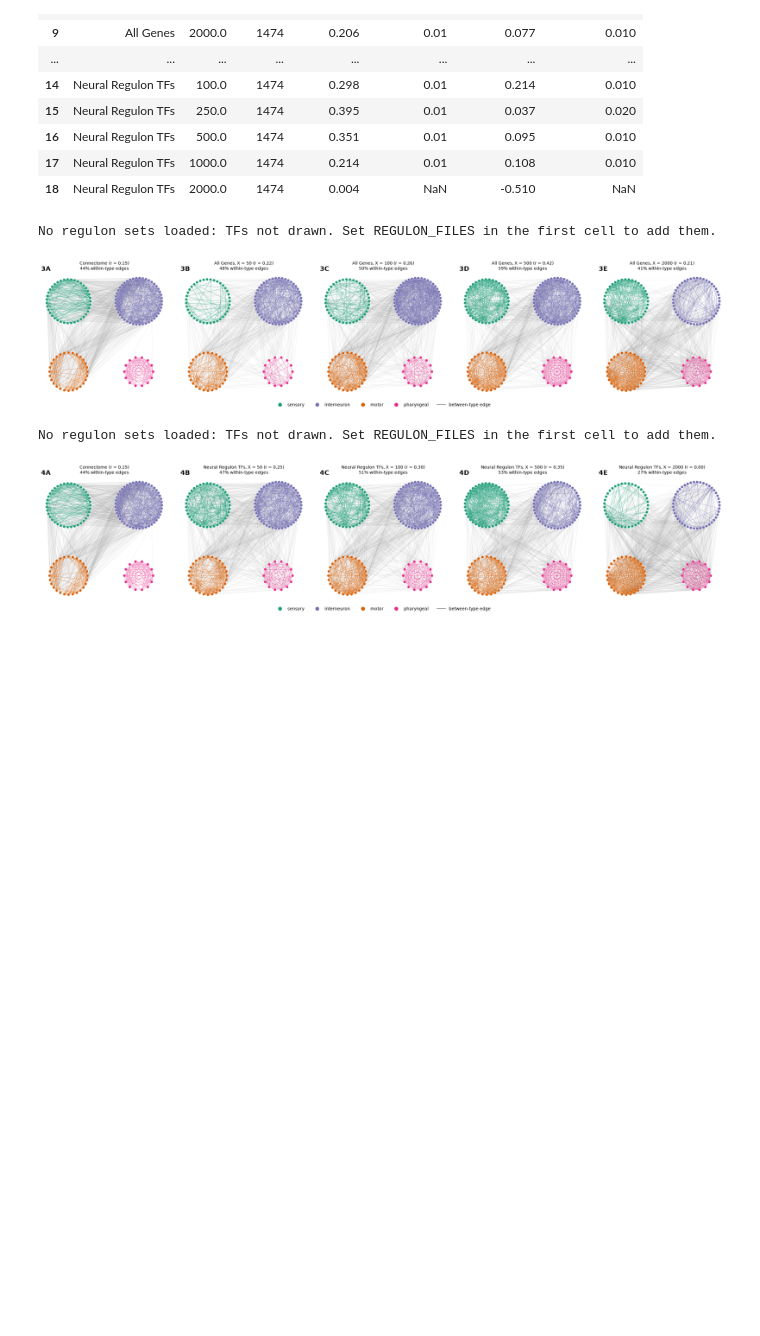
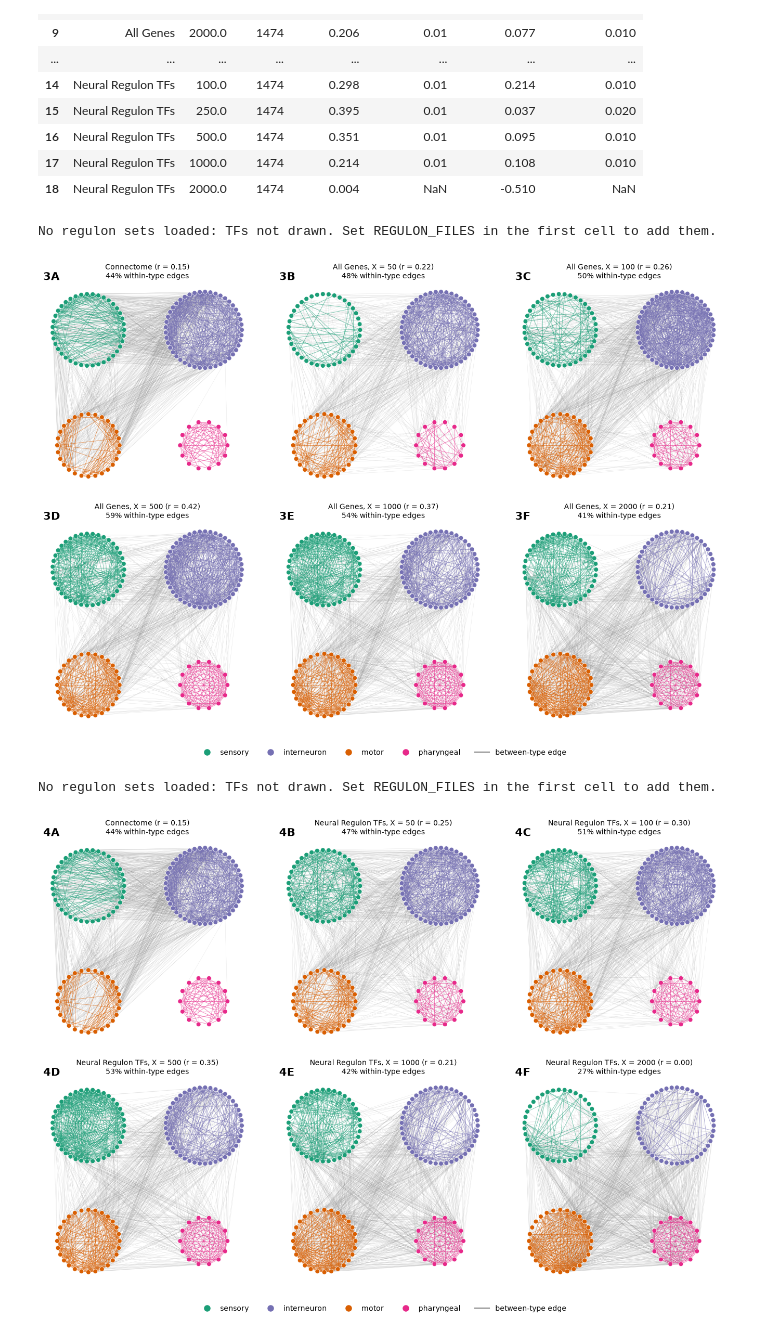
Before and after one commit to Sahvir-Bhaskaruni/Networks_Project, a Jupyter notebook: code/analysis_1.ipynb, the cells around one changed output. Drawn from its saved outputs; the diff is of its cells as text; code cells hidden in the pictures; blank space fills up the shorter version.

Commit message:
update figures

```diff
--- a/code/analysis_1.ipynb
+++ b/code/analysis_1.ipynb
@@ -386,7 +386,7 @@ def draw_network(ax, G, pos, types, title, label=None, tf=None):
 
 
 def plot_networks(conn, nets, types, res, lfc, sources, reg_sets=None, source="all_genes",
-                  Xs=(100, 500, 2000), fig_no=3, n_tf=12, out=None):
+                  Xs=(100, 500, 2000), fig_no=3, n_tf=12, ncols=None, out=None):
     avail = sorted(X for (s, X) in nets if s == source)
     if not avail:
         raise ValueError(f"No networks built for source '{source}'. Sources with networks: "
@@ -400,44 +400,55 @@ def plot_networks(conn, nets, types, res, lfc, sources, reg_sets=None, source="a
         print("No regulon sets loaded: TFs not drawn. Set REGULON_FILES in the first cell to add them.")
     pos = type_layout(types)
     letters = "ABCDEFGHIJ"
-    side = 5.6 if use_tf else 4.6
-    fig, axes = plt.subplots(1, 1 + len(Xs), figsize=(side * (1 + len(Xs)), side + 0.4))
-    axes = np.atleast_1d(axes)
+
+    n_panels = 1 + len(Xs)                                   # connectome + one panel per X
+    nrows = 1 if n_panels <= 3 else 2
+    ncols = ncols or int(np.ceil(n_panels / nrows))          # ceil, so an odd panel count is not dropped
+    side = 5.6 if use_tf else 4.6                            # inches per panel
+    # figure height must scale with the number of rows: the panels are equal-aspect squares, so a
+    # figure that is too short for its rows shrinks them and leaves large gaps between columns
+    fig, axes = plt.subplots(nrows, ncols, figsize=(side * ncols, side * nrows + 0.7), squeeze=False)
+    axes = axes.flatten()
+    for ax in axes[n_panels:]:
+        ax.axis("off")                                       # hide unused cells in the grid
+
     r0 = res.loc[res.source == "connectome", "type_assort"].iloc[0]
     draw_network(axes[0], conn, pos, types, f"Connectome (r = {r0:.2f})", label=f"{fig_no}{letters[0]}")
     if use_tf:                       # same extent as the TF panels so all panels are drawn at one scale
         axes[0].set_xlim(-10.5, 10.5)
         axes[0].set_ylim(-9.6, 9.6)
     genes = sources.get(source)
     sub = lfc if genes is None else lfc.loc[lfc.index.intersection(list(genes))]
-    for k, (ax, X) in enumerate(zip(axes[1:], Xs), start=1):
+    for k, (ax, X) in enumerate(zip(axes[1:n_panels], Xs), start=1):
         G = nets[(source, X)][0]
         r = res.loc[(res.source == source) & (res.X == X), "type_assort"].iloc[0]
         tf = tf_neuron_links(sub, reg_sets, X, n_tf=n_tf) if use_tf else None
         if use_tf and tf is None:
             print(f"X = {X}: no TF regulon significantly enriched in any neuron's top-X genes")
         draw_network(ax, G, pos, types, f"{source}, X = {X} (r = {r:.2f})",
                      label=f"{fig_no}{letters[k]}", tf=tf)
+
     handles = [Line2D([0], [0], marker="o", ls="", color=c, label=t, markersize=8) for t, c in TYPE_COLORS.items()]
     handles.append(Line2D([0], [0], color="0.55", label="between-type edge"))
     if use_tf:
         handles += [Line2D([0], [0], marker="D", ls="", color=TF_COLOR, markeredgecolor="black",
                            label="transcription factor", markersize=8),
                     Line2D([0], [0], color="0.15", alpha=0.4, label="TF regulon enriched in neuron")]
     fig.legend(handles=handles, loc="lower center", ncol=len(handles), frameon=False)
-    fig.tight_layout(rect=(0, 0.06, 1, 0.93))
+    # one layout call only: tight_layout() would override subplots_adjust(), so use subplots_adjust alone
+    fig.subplots_adjust(left=0.01, right=0.99, top=0.93, bottom=0.07, hspace=0.18, wspace=0.02)
     if out is not None:
         fig.savefig(Path(out) / f"analysis1_network_visualization_{fig_no}.png", dpi=200, bbox_inches="tight")
     plt.show()
 
 
 plot_networks(conn, nets, types, a1, lfc, sources, reg_sets=None, source="All Genes",
-              Xs=(50, 100, 500, 2000), fig_no=3, n_tf=12, out=OUT)
+              Xs=(50, 100, 500, 1000, 2000), fig_no=3, n_tf=12, out=OUT)
 
 plot_networks(conn, nets, types, a1, lfc, sources, reg_sets=None, source="Neural Regulon TFs",
-              Xs=(50, 100, 500, 2000), fig_no=4, n_tf=12, out=OUT)
+              Xs=(50, 100, 500, 1000, 2000), fig_no=4, n_tf=12, out=OUT)
 # %% [output]
 No regulon sets loaded: TFs not drawn. Set REGULON_FILES in the first cell to add them.
-[figure, old version]
+[figure, new version]
 No regulon sets loaded: TFs not drawn. Set REGULON_FILES in the first cell to add them.
-[figure, old version]
+[figure, new version]
```
Also changed, not shown: 2 other files.
